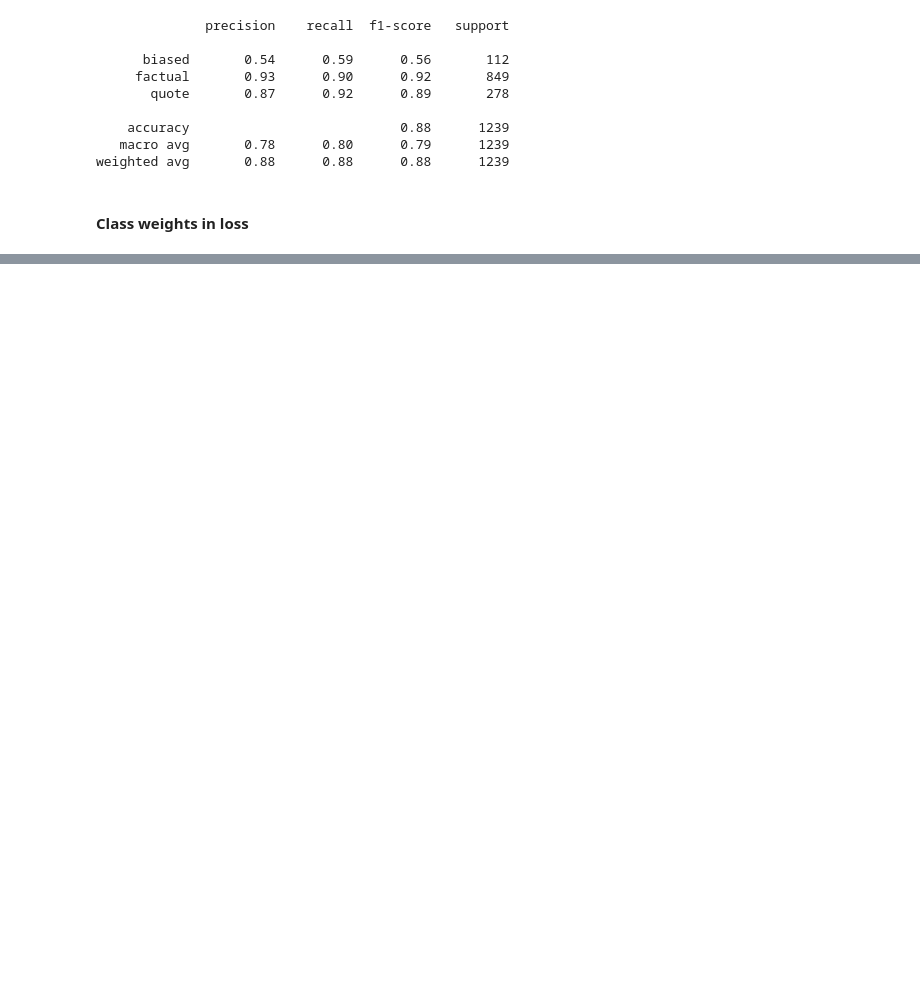
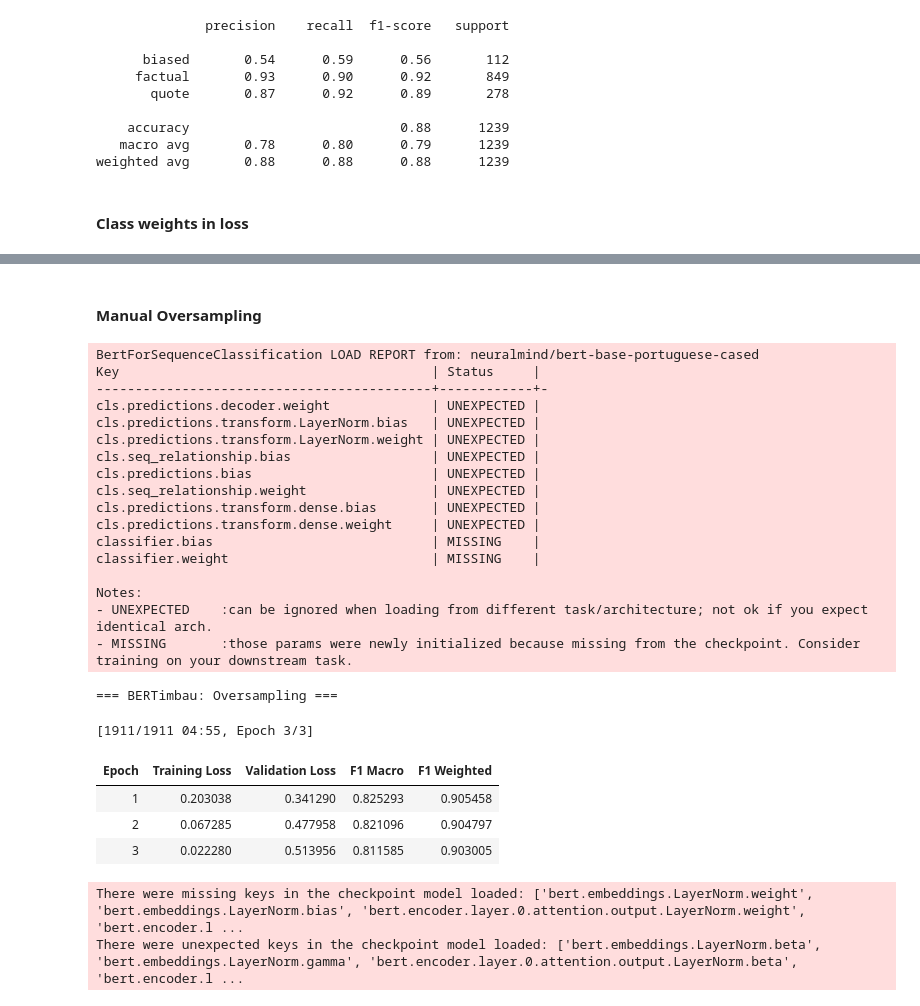
Before and after one commit to tomast100/PLN_Project, a Jupyter notebook: assignment_2.ipynb, the cells around one changed output, grey strips where cells are left out. Drawn from its saved outputs; the diff is of its cells as text; code cells hidden in the pictures; blank space fills up the shorter version.

```diff
--- a/assignment_2.ipynb
+++ b/assignment_2.ipynb
@@ -543,0 +637,74 @@ weighted avg       0.89      0.88      0.89      1239
+# %% [markdown]
+#### Manual Oversampling
+# %%
+# ── BERTimbau: Oversampling Manual ───────────────────────────────────────────
+train_biased_bi  = train_df[train_df["label_id"] == 0]
+train_factual_bi = train_df[train_df["label_id"] == 1]
+train_quote_bi   = train_df[train_df["label_id"] == 2]
+
+train_biased_up_bi = resample(train_biased_bi, replace=True,
+                               n_samples=len(train_factual_bi), random_state=42)
+train_quote_up_bi  = resample(train_quote_bi,  replace=True,
+                               n_samples=len(train_factual_bi), random_state=42)
+
+train_balanced_bi = pd.concat([train_factual_bi, train_biased_up_bi, train_quote_up_bi])
+train_balanced_bi = train_balanced_bi.sample(frac=1, random_state=42).reset_index(drop=True)
+
+# Tokenizar o dataset balanceado
+train_ds_bi_os = Dataset.from_pandas(
+    train_balanced_bi[["sentences", "label_id"]].rename(columns={"label_id": "labels"})
+)
+train_ds_bi_os = train_ds_bi_os.map(tokenize_bi, batched=True)
+train_ds_bi_os.set_format("torch", columns=["input_ids", "attention_mask", "labels"])
+
+# Modelo limpo
+model_bi_os = AutoModelForSequenceClassification.from_pretrained(
+    BERTIMBAU_NAME,
+    num_labels=3,
+    id2label=id2label,
+    label2id=label2id
+)
+
+trainer_bi_os = Trainer(
+    model=model_bi_os,
+    args=training_args,
+    train_dataset=train_ds_bi_os,
+    eval_dataset=test_ds_bi,
+    compute_metrics=compute_metrics,
+)
+
+print("=== BERTimbau: Oversampling ===")
+trainer_bi_os.train()
+
+preds_bi_os = trainer_bi_os.predict(test_ds_bi)
+y_pred_bi_os = np.argmax(preds_bi_os.predictions, axis=-1)
+print(classification_report(
+    test_df["label_id"].values, y_pred_bi_os,
+    target_names=["biased", "factual", "quote"]
+))
+# %% [output]
+BertForSequenceClassification LOAD REPORT from: neuralmind/bert-base-portuguese-cased
+Key                                        | Status     |
+-------------------------------------------+------------+-
+cls.predictions.decoder.weight             | UNEXPECTED |
+cls.predictions.transform.LayerNorm.bias   | UNEXPECTED |
+cls.predictions.transform.LayerNorm.weight | UNEXPECTED |
+cls.seq_relationship.bias                  | UNEXPECTED |
+cls.predictions.bias                       | UNEXPECTED |
+cls.seq_relationship.weight                | UNEXPECTED |
+cls.predictions.transform.dense.bias       | UNEXPECTED |
+cls.predictions.transform.dense.weight     | UNEXPECTED |
+classifier.bias                            | MISSING    |
+classifier.weight                          | MISSING    |
+
+Notes:
+- UNEXPECTED    :can be ignored when loading from different task/architecture; not ok if you expect identical arch.
+- MISSING       :those params were newly initialized because missing from the checkpoint. Consider training on your downstream task.
+=== BERTimbau: Oversampling ===
+[1911/1911 04:55, Epoch 3/3]
+| Epoch | Training Loss | Validation Loss | F1 Macro | F1 Weighted |
+| 1 | 0.203038 | 0.341290 | 0.825293 | 0.905458 |
+| 2 | 0.067285 | 0.477958 | 0.821096 | 0.904797 |
+| 3 | 0.022280 | 0.513956 | 0.811585 | 0.903005 |
+There were missing keys in the checkpoint model loaded: ['bert.embeddings.LayerNorm.weight', 'bert.embeddings.LayerNorm.bias', 'bert.encoder.layer.0.attention.output.LayerNorm.weight', 'bert.encoder.l ...
+There were unexpected keys in the checkpoint model loaded: ['bert.embeddings.LayerNorm.beta', 'bert.embeddings.LayerNorm.gamma', 'bert.encoder.layer.0.attention.output.LayerNorm.beta', 'bert.encoder.l ...
```
Also changed, not shown: parts of 15 cells of this notebook.
